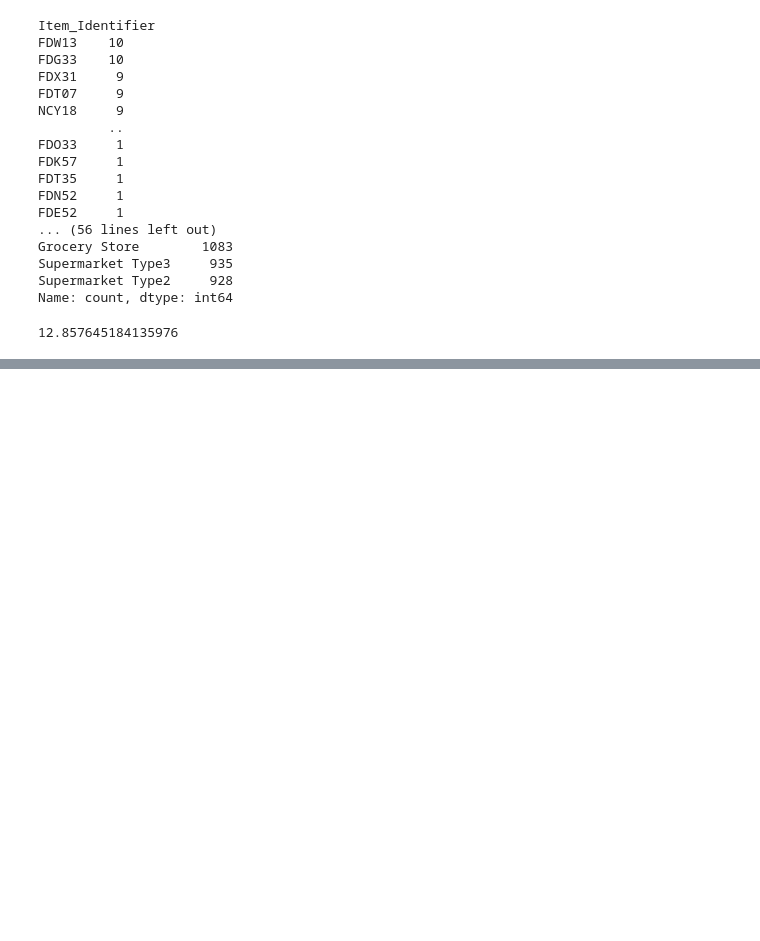
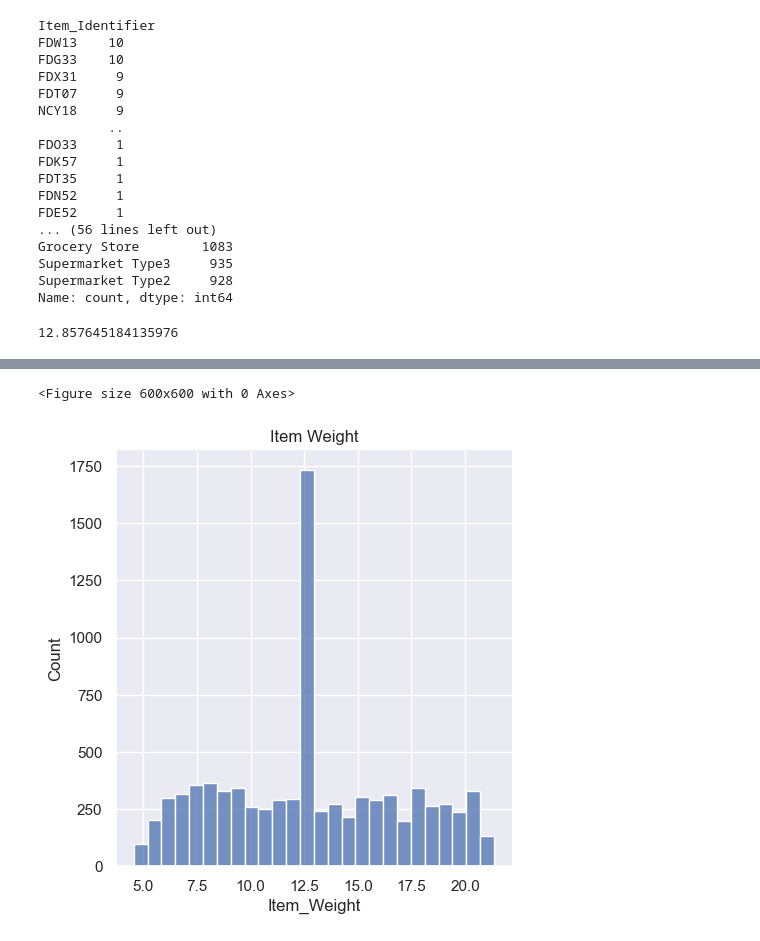
Before and after one commit to sairajthorat/Machine-Learning, a Jupyter notebook: Sales_Prediction/Big_Mart_Sales_Prediction.ipynb, the cells around one changed output, grey strips where cells are left out. Saved outputs shown, nothing was run; the diff lists cells and outputs as text; code cells hidden in the pictures; blank space fills up the shorter version.

```diff
--- a/Sales_Prediction/Big_Mart_Sales_Prediction.ipynb
+++ b/Sales_Prediction/Big_Mart_Sales_Prediction.ipynb
@@ -78,0 +106,2 @@ sales_data['Item_Weight'] = sales_data['Item_Weight'].fillna(sales_data['Item_We
+# %%
+mode_outlet_size=sales_data.pivot_table(values='Outlet_Size',columns='Outlet_Type',aggfunc=(lambda x:x.mode()[0]))
@@ -78,0 +113,3 @@ sales_data['Item_Weight'] = sales_data['Item_Weight'].fillna(sales_data['Item_We
+# %%
+miss_value=sales_data['Outlet_Size'].isnull()
+miss_value
@@ -78,0 +129,2 @@ sales_data['Item_Weight'] = sales_data['Item_Weight'].fillna(sales_data['Item_We
+# %%
+sales_data.loc[miss_value,'Outlet_Size']=sales_data.loc[miss_value,'Outlet_Type'].apply(lambda x:mode_outlet_size[x])
@@ -78,0 +159,10 @@ sales_data['Item_Weight'] = sales_data['Item_Weight'].fillna(sales_data['Item_We
+# %%
+sns.set()
+# %%
+plt.figure(figsize=(6,6))
+sns.displot(sales_data['Item_Weight'])
+plt.title('Item Weight')
+plt.show()
+# %% [output]
+<Figure size 600x600 with 0 Axes>
+[figure, added]
```
Also changed, not shown: parts of 28 cells of this notebook.
